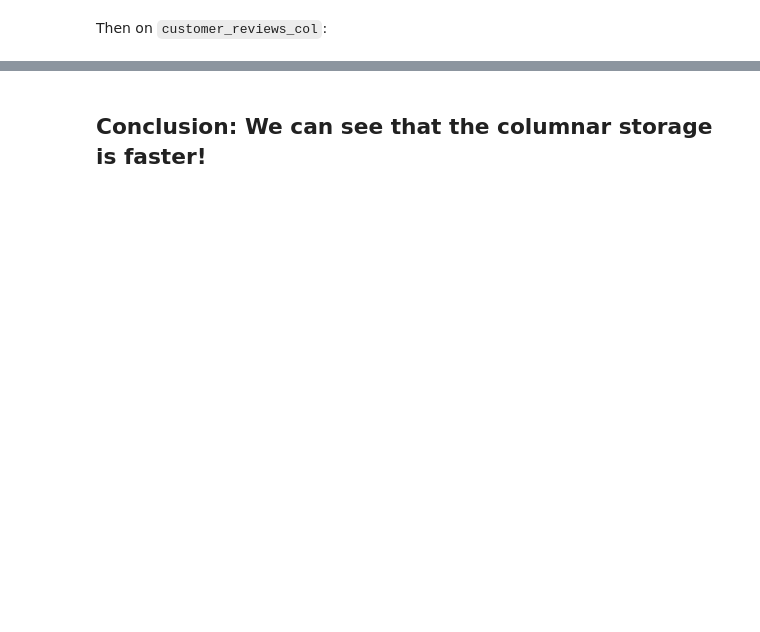
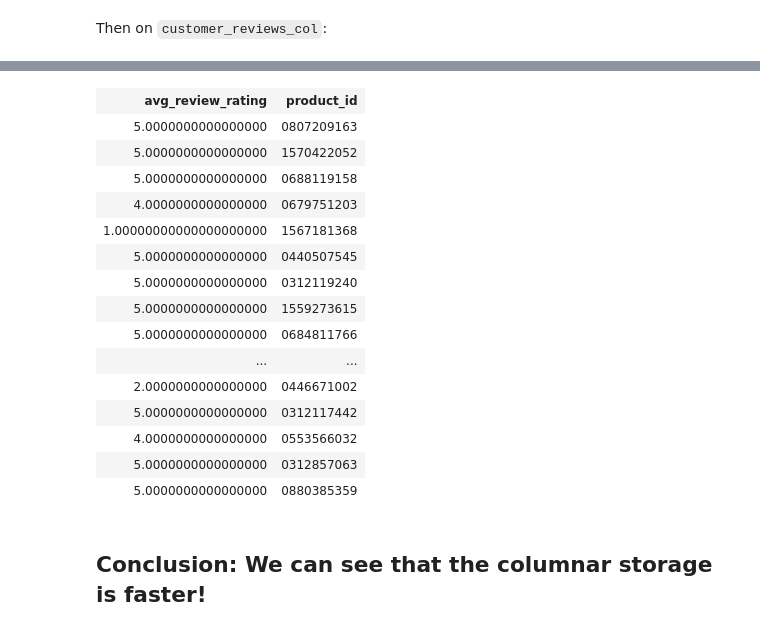
Before and after one commit to gabfr/data-engineering-nanodegree, a Jupyter notebook: 2-cloud-data-warehouses/L1_E3_-_Columnar_Vs_Row_Storage.ipynb, the cells around one changed output, grey strips where cells are left out. Saved outputs shown, nothing was run; the diff lists cells and outputs as text; code cells hidden in the pictures; blank space fills up the shorter version.

```diff
--- a/2-cloud-data-warehouses/L1_E3_-_Columnar_Vs_Row_Storage.ipynb
+++ b/2-cloud-data-warehouses/L1_E3_-_Columnar_Vs_Row_Storage.ipynb
@@ -127,6 +203,11 @@ FROM customer_reviews_row
 %%time
 %%sql
 
-SELECT...
+
+SELECT
+    AVG(review_rating) AS avg_review_rating,
+    product_id
 FROM customer_reviews_col
-;
+WHERE EXTRACT(year FROM review_date) = 1995
+GROUP BY product_id;
+# %% [output]
@@ -133,2 +218,18 @@ FROM customer_reviews_col
+| avg_review_rating | product_id |
+| 5.0000000000000000 | 0807209163 |
+| 5.0000000000000000 | 1570422052 |
+| 5.0000000000000000 | 0688119158 |
+| 4.0000000000000000 | 0679751203 |
+| 1.00000000000000000000 | 1567181368 |
+| 5.0000000000000000 | 0440507545 |
+| 5.0000000000000000 | 0312119240 |
+| 5.0000000000000000 | 1559273615 |
+| 5.0000000000000000 | 0684811766 |
+| ... | ... |
+| 2.0000000000000000 | 0446671002 |
+| 5.0000000000000000 | 0312117442 |
+| 4.0000000000000000 | 0553566032 |
+| 5.0000000000000000 | 0312857063 |
+| 5.0000000000000000 | 0880385359 |
 # %% [markdown]
 ## Conclusion: We can see that the columnar storage is faster!
```
Also changed, not shown: parts of 9 cells of this notebook.
